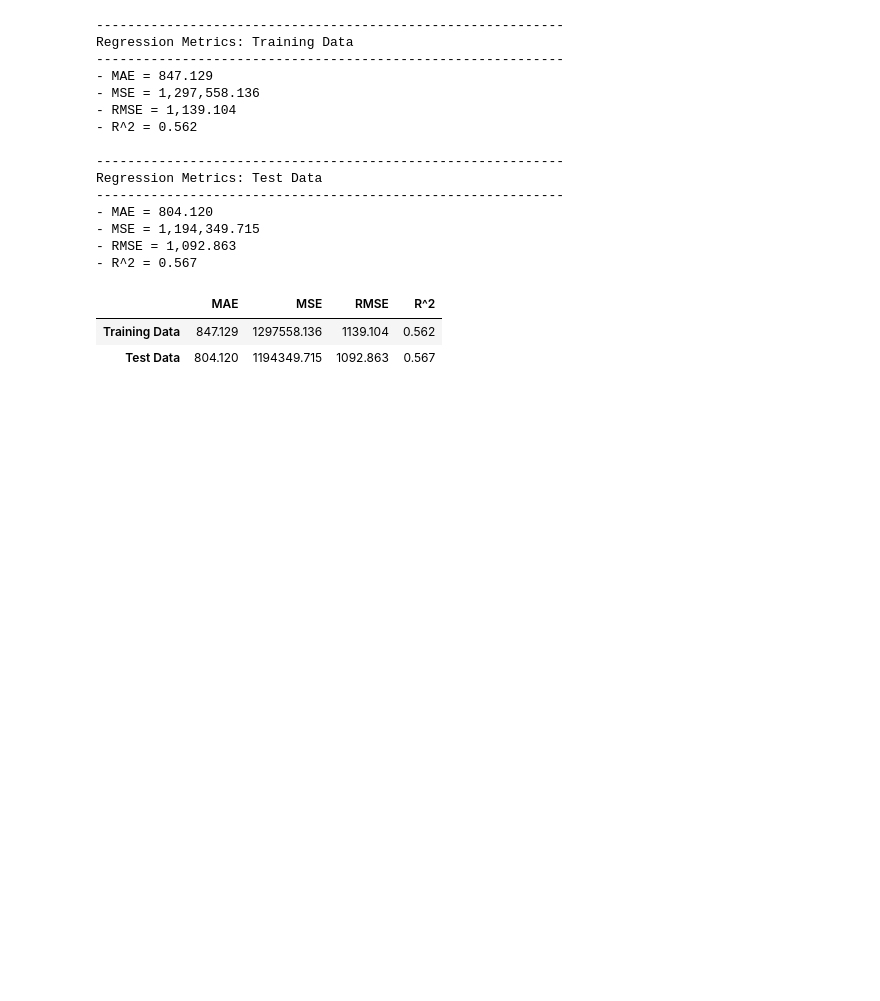
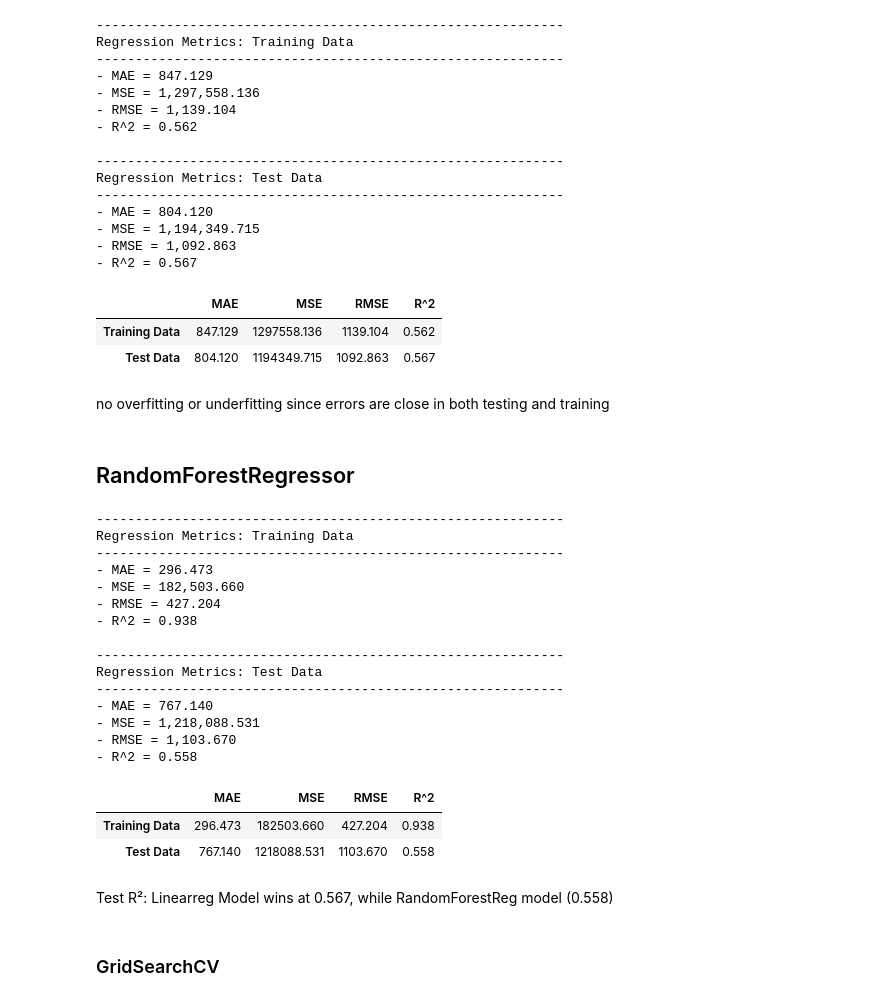
Before and after one commit to QossayShtaiwi/Prediction-of-Product-Sales, a Jupyter notebook: Prediction_of_Product_Sales.ipynb, the cells around one changed output. Cells and saved outputs as stored; diff of their text form; code cells hidden in the pictures; blank space fills up the shorter version.

```diff
--- a/Prediction_of_Product_Sales.ipynb
+++ b/Prediction_of_Product_Sales.ipynb
@@ -1219,3 +1219,7 @@ Regression Metrics: Test Data
 |  | MAE | MSE | RMSE | R^2 |
 | Training Data | 847.129 | 1297558.136 | 1139.104 | 0.562 |
 | Test Data | 804.120 | 1194349.715 | 1092.863 | 0.567 |
+# %% [markdown]
+no overfitting or underfitting since errors are close in both testing and training
+# %% [markdown]
+## RandomForestRegressor
@@ -1221,0 +1228,36 @@ Regression Metrics: Test Data
+# %%
+# Instantiate default random forest model
+rf = RandomForestRegressor(random_state = 42)
+# Model Pipeline
+rf_pipe = make_pipeline(preprocessor, rf)
+# %%
+# Fit the model pipeline on the training data only
+rf_pipe.fit(X_train, y_train)
+
+
+# Use custom function to evaluate default model
+evaluate_regression(rf_pipe, X_train, y_train, X_test, y_test, verbose = True,
+                        output_frame=True)
+# %% [output]
+------------------------------------------------------------
+Regression Metrics: Training Data
+------------------------------------------------------------
+- MAE = 296.473
+- MSE = 182,503.660
+- RMSE = 427.204
+- R^2 = 0.938
+
+------------------------------------------------------------
+Regression Metrics: Test Data
+------------------------------------------------------------
+- MAE = 767.140
+- MSE = 1,218,088.531
+- RMSE = 1,103.670
+- R^2 = 0.558
+|  | MAE | MSE | RMSE | R^2 |
+| Training Data | 296.473 | 182503.660 | 427.204 | 0.938 |
+| Test Data | 767.140 | 1218088.531 | 1103.670 | 0.558 |
+# %% [markdown]
+Test R²: Linearreg Model wins at 0.567, while RandomForestReg model (0.558)
+# %% [markdown]
+### GridSearchCV
```
Also changed, not shown: parts of 8 cells of this notebook.
